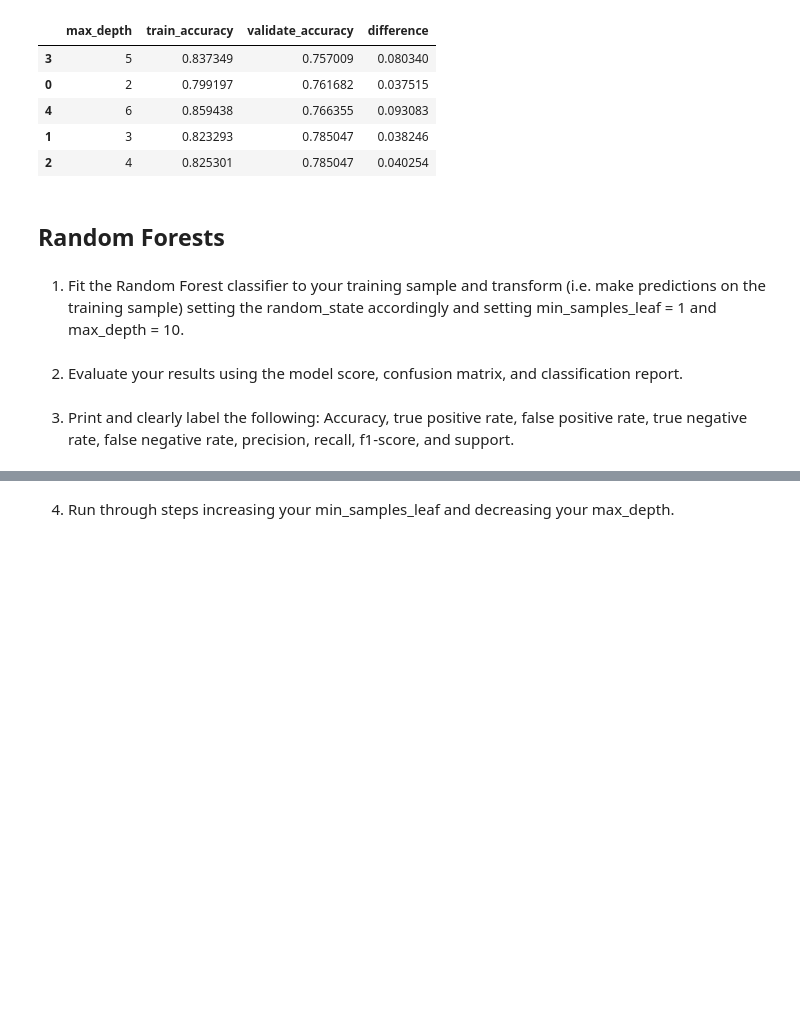
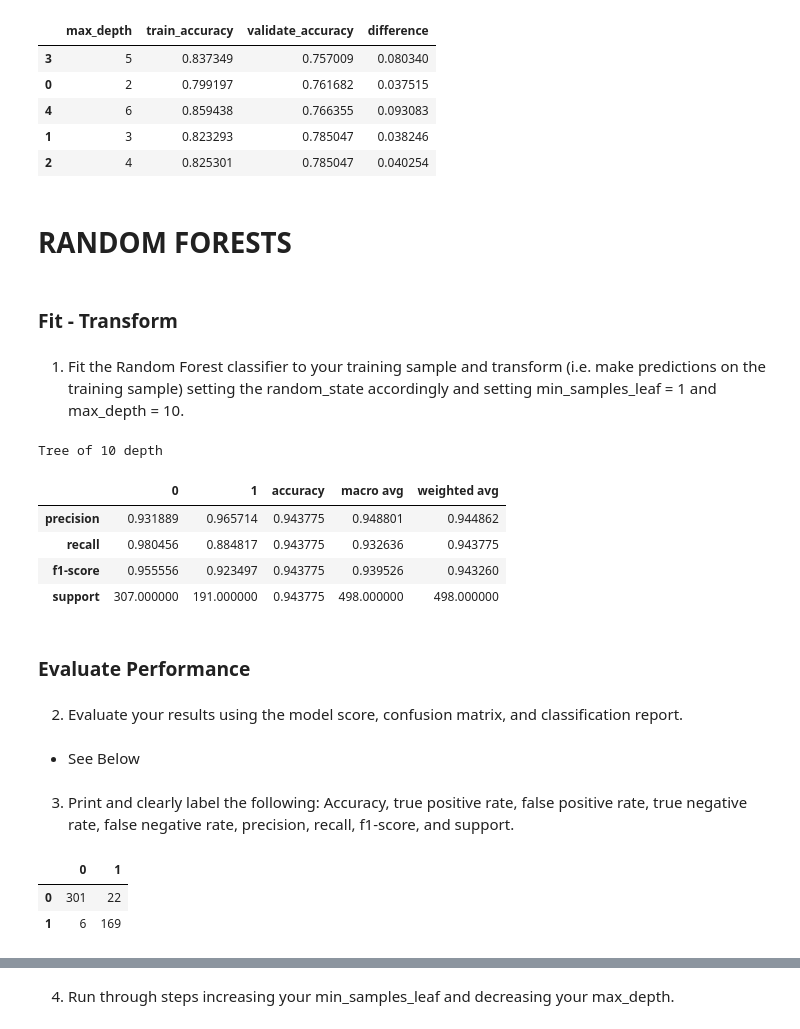
Before and after one commit to rachelrobbinsmayhill/classification-exercises, a Jupyter notebook: model.ipynb, the cells around one changed output, grey strips where cells are left out. Cells and saved outputs as stored; diff of their text form; code cells hidden in the pictures; blank space fills up the shorter version.

```diff
--- a/model.ipynb
+++ b/model.ipynb
@@ -399,10 +411,45 @@ df[df.difference <= 0.10].sort_values(by=['validate_accuracy', 'difference'])
 | 1 | 3 | 0.823293 | 0.785047 | 0.038246 |
 | 2 | 4 | 0.825301 | 0.785047 | 0.040254 |
 # %% [markdown]
-## Random Forests
+# RANDOM FORESTS
+# %% [markdown]
+### Fit - Transform
 # %% [markdown]
 1. Fit the Random Forest classifier to your training sample and transform (i.e. make predictions on the training sample) setting the random_state accordingly and setting min_samples_leaf = 1 and max_depth = 10.
+# %%
+# Make the model
+forest1 = RandomForestClassifier(min_samples_leaf=1, max_depth=10, random_state=123)
+
+# Fit the model (on train and only train)
+forest1.fit(X_train, y_train)
+
+# Use the model
+# We'll evaluate the model's performance on train, first
+y_predictions = forest1.predict(X_train)
+
+# Produce the classification report on the actual y values and this model's predicted y values
+report = classification_report(y_train, y_predictions, output_dict=True)
+print("Tree of 10 depth")
+pd.DataFrame(report)
+# %% [output]
+Tree of 10 depth
+|  | 0 | 1 | accuracy | macro avg | weighted avg |
+| precision | 0.931889 | 0.965714 | 0.943775 | 0.948801 | 0.944862 |
+| recall | 0.980456 | 0.884817 | 0.943775 | 0.932636 | 0.943775 |
+| f1-score | 0.955556 | 0.923497 | 0.943775 | 0.939526 | 0.943260 |
+| support | 307.000000 | 191.000000 | 0.943775 | 498.000000 | 498.000000 |
+# %% [markdown]
+### Evaluate Performance
 # %% [markdown]
 2. Evaluate your results using the model score, confusion matrix, and classification report.
+# %% [markdown]
+- See Below
 # %% [markdown]
 3. Print and clearly label the following: Accuracy, true positive rate, false positive rate, true negative rate, false negative rate, precision, recall, f1-score, and support.
+# %%
+# sklearn confusion matrix
+pd.DataFrame(confusion_matrix(y_predictions, y_train))
+# %% [output]
+|  | 0 | 1 |
+| 0 | 301 | 22 |
+| 1 | 6 | 169 |
```
Also changed, not shown: parts of 53 cells of this notebook.
